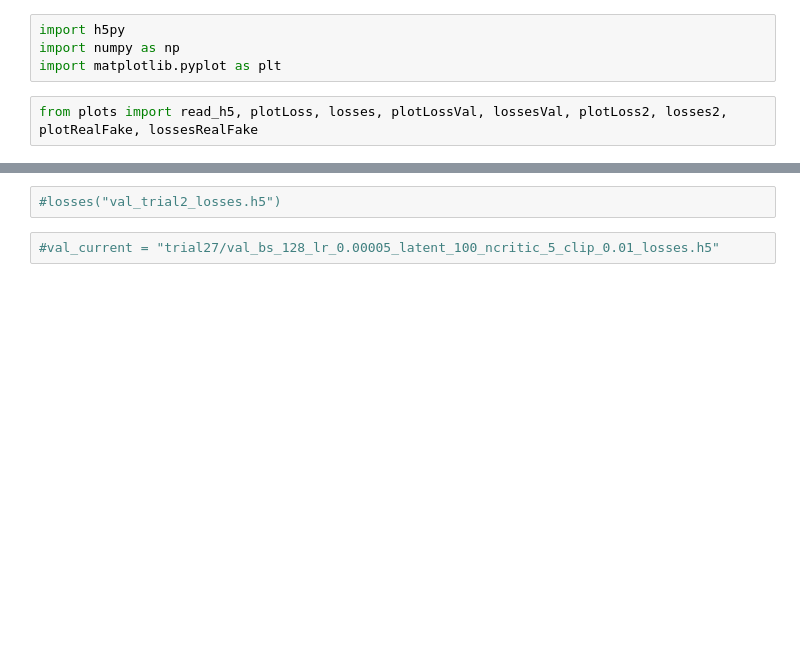
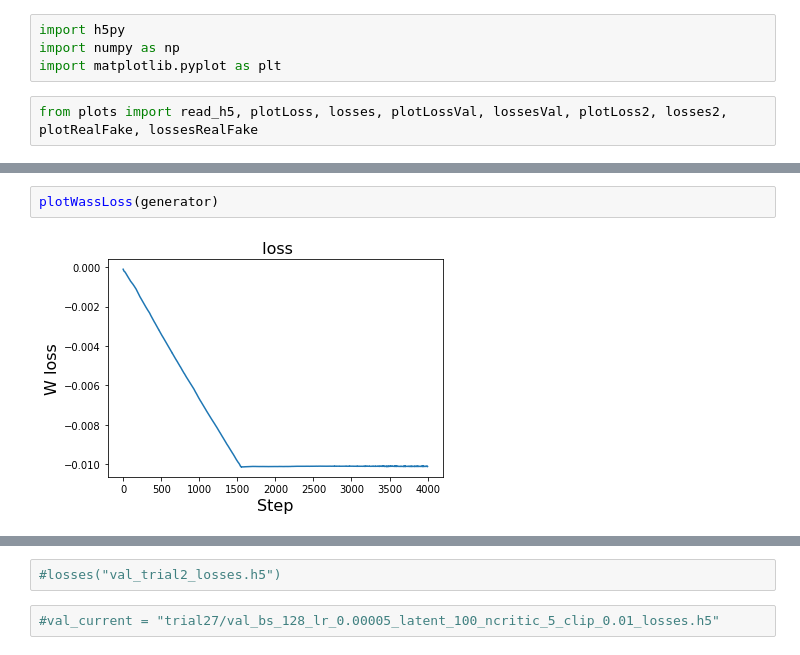
Before and after one commit to vitoriapacela/hgcal_wgan, a Jupyter notebook: notebooks/plot_losses.ipynb, the cells around one changed output, grey strips where cells are left out. Cells and saved outputs as stored; diff of their text form; blank space fills up the shorter version.

```diff
--- a/notebooks/plot_losses.ipynb
+++ b/notebooks/plot_losses.ipynb
@@ -15,0 +22,4 @@ losses(current)
+# %%
+plotWassLoss(generator)
+# %% [output]
+[figure, added]
```
Also changed, not shown: parts of 11 cells of this notebook, 5 other files.
